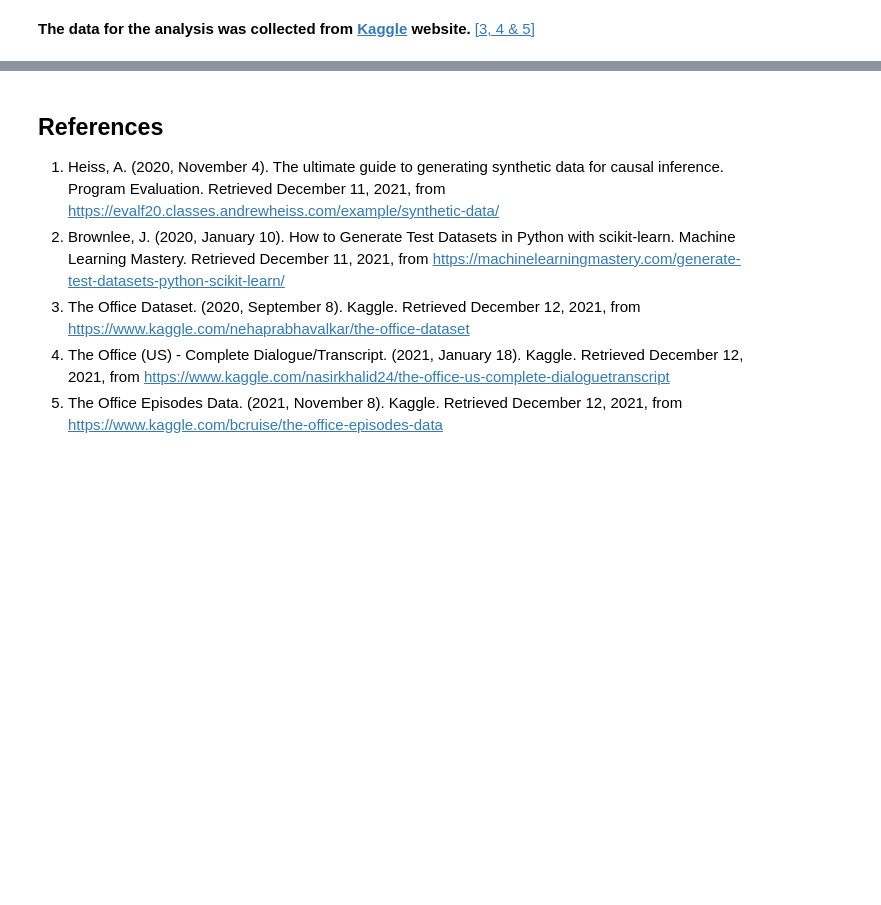
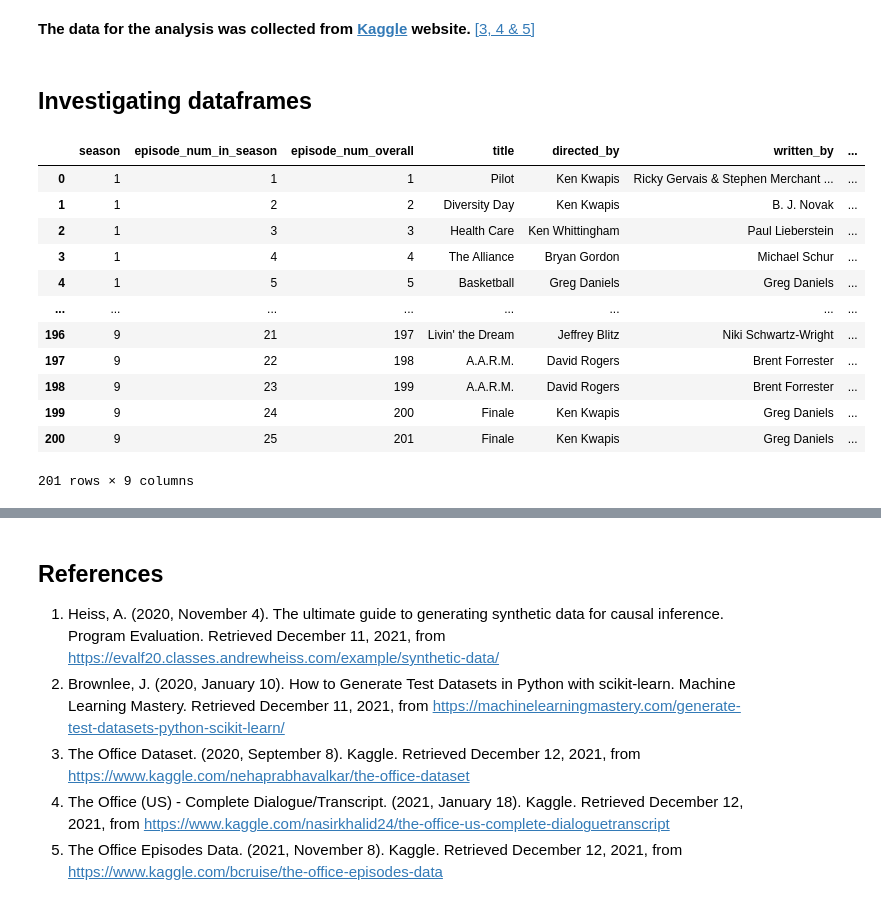
Before and after one commit to Anja585/ProgDAProject, a Jupyter notebook: simulation.ipynb, the cells around one changed output, grey strips where cells are left out. Saved outputs shown, nothing was run; the diff lists cells and outputs as text; code cells hidden in the pictures; blank space fills up the shorter version.

```diff
--- a/simulation.ipynb
+++ b/simulation.ipynb
@@ -14,3 +14,22 @@ office_episodes = pd.read_csv("the_office_episodes.csv")
 office_imdb = pd.read_csv("the_office_imdb.csv")
 office_series = pd.read_csv("the_office_series.csv")
 office_lines = pd.read_csv("The-Office-Lines-V4.csv")
+# %% [markdown]
+## Investigating dataframes
+# %%
+# printing out the dataframe
+office_episodes
+# %% [output]
+|  | season | episode_num_in_season | episode_num_overall | title | directed_by | written_by | ... |
+| 0 | 1 | 1 | 1 | Pilot | Ken Kwapis | Ricky Gervais & Stephen Merchant ... | ... |
+| 1 | 1 | 2 | 2 | Diversity Day | Ken Kwapis | B. J. Novak | ... |
+| 2 | 1 | 3 | 3 | Health Care | Ken Whittingham | Paul Lieberstein | ... |
+| 3 | 1 | 4 | 4 | The Alliance | Bryan Gordon | Michael Schur | ... |
+| 4 | 1 | 5 | 5 | Basketball | Greg Daniels | Greg Daniels | ... |
+| ... | ... | ... | ... | ... | ... | ... | ... |
+| 196 | 9 | 21 | 197 | Livin' the Dream | Jeffrey Blitz | Niki Schwartz-Wright | ... |
+| 197 | 9 | 22 | 198 | A.A.R.M. | David Rogers | Brent Forrester | ... |
+| 198 | 9 | 23 | 199 | A.A.R.M. | David Rogers | Brent Forrester | ... |
+| 199 | 9 | 24 | 200 | Finale | Ken Kwapis | Greg Daniels | ... |
+| 200 | 9 | 25 | 201 | Finale | Ken Kwapis | Greg Daniels | ... |
+201 rows × 9 columns
```
Also changed, not shown: parts of 6 cells of this notebook.
